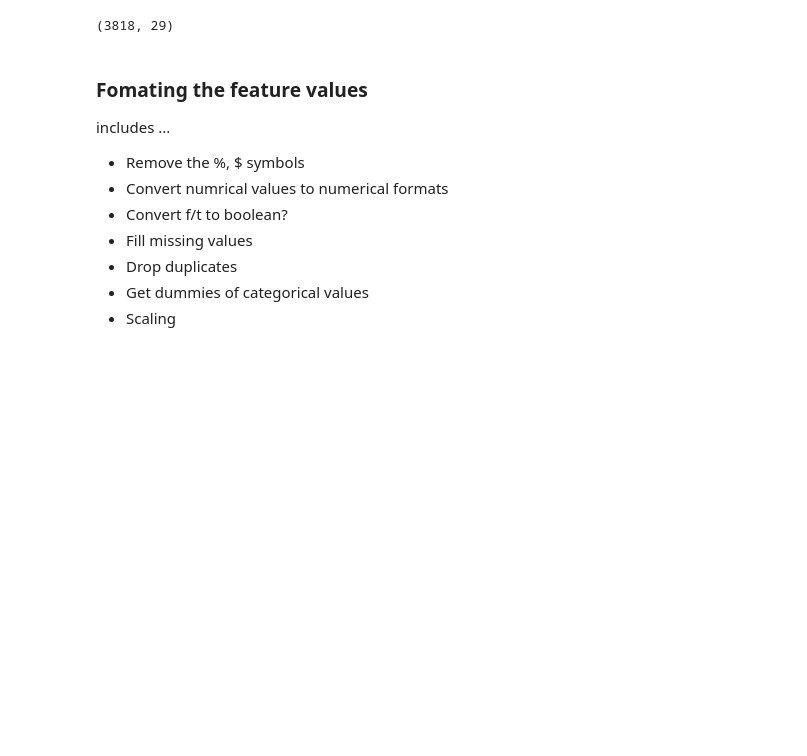
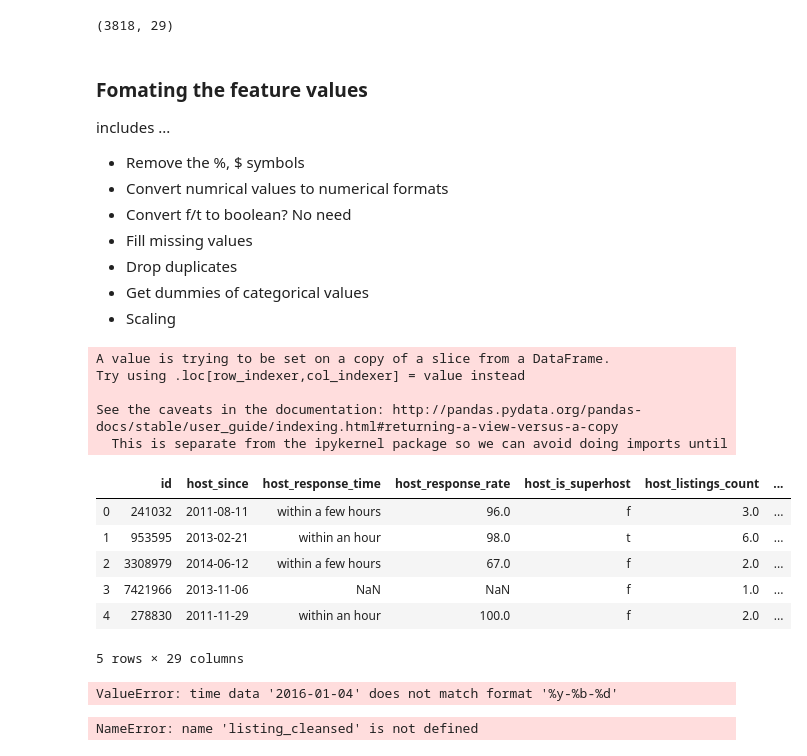
Before and after one commit to BambooPalace/UdacityDataScienceNanoDegree, a Jupyter notebook: Airbnb Dataset Analysis.ipynb, the cells around one changed output. Saved outputs shown, nothing was run; the diff lists cells and outputs as text; code cells hidden in the pictures; blank space fills up the shorter version.

```diff
--- a/Airbnb Dataset Analysis.ipynb
+++ b/Airbnb Dataset Analysis.ipynb
@@ -381,8 +381,33 @@ listing_cleansed.shape
 includes ...
 - Remove the %, $ symbols
 - Convert numrical values to numerical formats
-- Convert f/t to boolean?
+- Convert f/t to boolean? No need
 - Fill missing values
 - Drop duplicates
 - Get dummies of categorical values
 - Scaling
+# %%
+for feature_with_symbol in ['cleaning_fee','extra_people','host_response_rate']:
+    no_symbol = listing_cleansed[feature_with_symbol].replace('[\$,\%]','', regex=True)
+    listing_cleansed[feature_with_symbol] = pd.to_numeric(no_symbol)
+# %% [output]
+A value is trying to be set on a copy of a slice from a DataFrame.
+Try using .loc[row_indexer,col_indexer] = value instead
+
+See the caveats in the documentation: http://pandas.pydata.org/pandas-docs/stable/user_guide/indexing.html#returning-a-view-versus-a-copy
+  This is separate from the ipykernel package so we can avoid doing imports until
+# %%
+listing_cleansed.head()
+# %% [output]
+|  | id | host_since | host_response_time | host_response_rate | host_is_superhost | host_listings_count | ... |
+| 0 | 241032 | 2011-08-11 | within a few hours | 96.0 | f | 3.0 | ... |
+| 1 | 953595 | 2013-02-21 | within an hour | 98.0 | t | 6.0 | ... |
+| 2 | 3308979 | 2014-06-12 | within a few hours | 67.0 | f | 2.0 | ... |
+| 3 | 7421966 | 2013-11-06 | NaN | NaN | f | 1.0 | ... |
+| 4 | 278830 | 2011-11-29 | within an hour | 100.0 | f | 2.0 | ... |
+5 rows × 29 columns
+# %%
+from datetime import datetime
+scrape_date = datetime.strptime('2016-01-04', '%y-%b-%d')
+# %% [output]
+ValueError: time data '2016-01-04' does not match format '%y-%b-%d'
@@ -388,0 +423,4 @@ includes ...
+# %%
+listing_cleansed.cancellation_policy.value_counts()
+# %% [output]
+NameError: name 'listing_cleansed' is not defined
```
Also changed, not shown: parts of 1 cell of this notebook.
